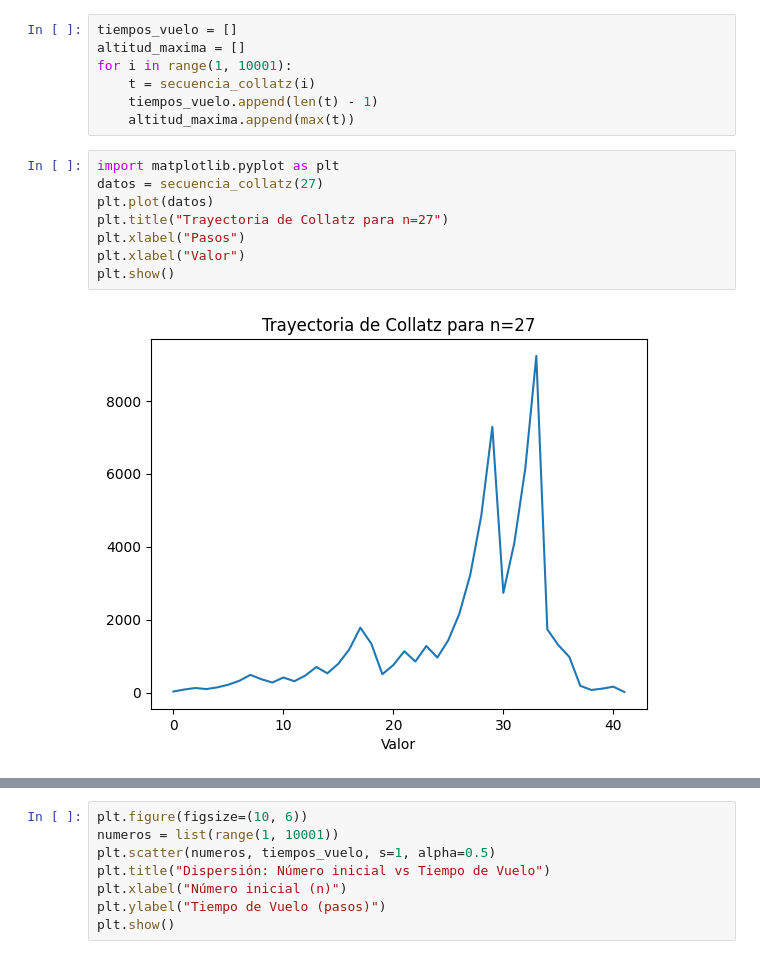
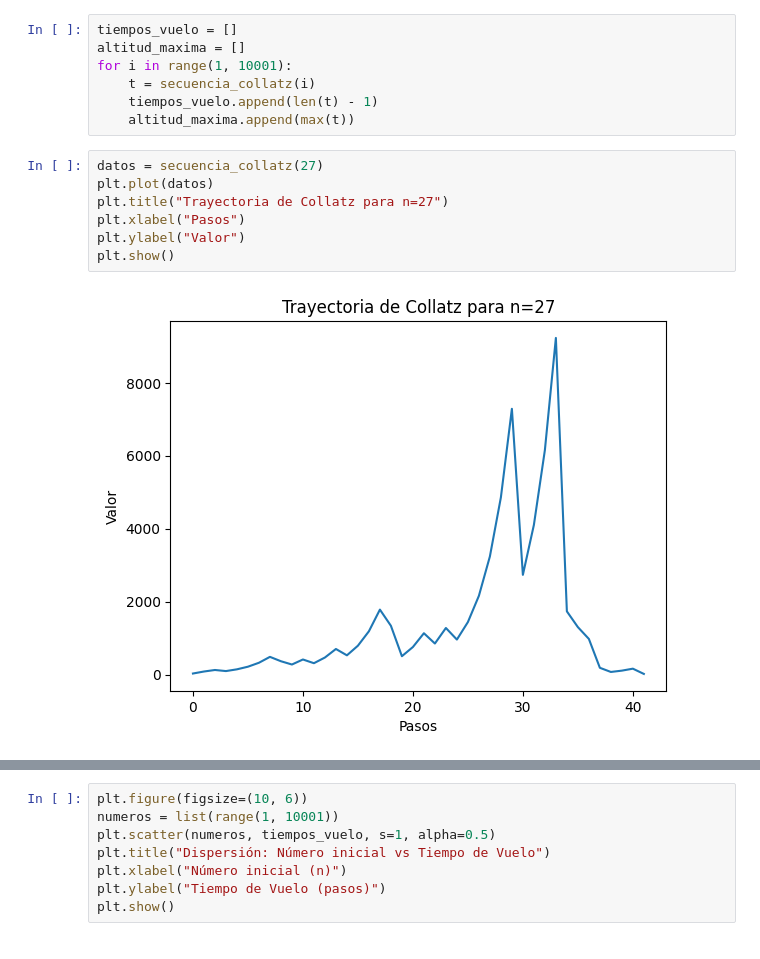
Before and after one commit to MiMiK-USM/Proyecto-Conjetura-Collatz, a Jupyter notebook: notebooks/codigo_completo.ipynb, the cells around one changed output, grey strips where cells are left out. Saved outputs shown, nothing was run; the diff lists cells and outputs as text.

```diff
--- a/notebooks/codigo_completo.ipynb
+++ b/notebooks/codigo_completo.ipynb
@@ -45,13 +22,12 @@ for i in range(1, 10001):
     tiempos_vuelo.append(len(t) - 1)
     altitud_maxima.append(max(t))
 # %%
-import matplotlib.pyplot as plt
 datos = secuencia_collatz(27)
 plt.plot(datos)
 plt.title("Trayectoria de Collatz para n=27")
 plt.xlabel("Pasos")
-plt.xlabel("Valor")
+plt.ylabel("Valor")
 plt.show()
 # %% [output]
-[figure, old version]
+[figure, new version]
 # %%
```
Also changed, not shown: parts of 6 cells of this notebook.
